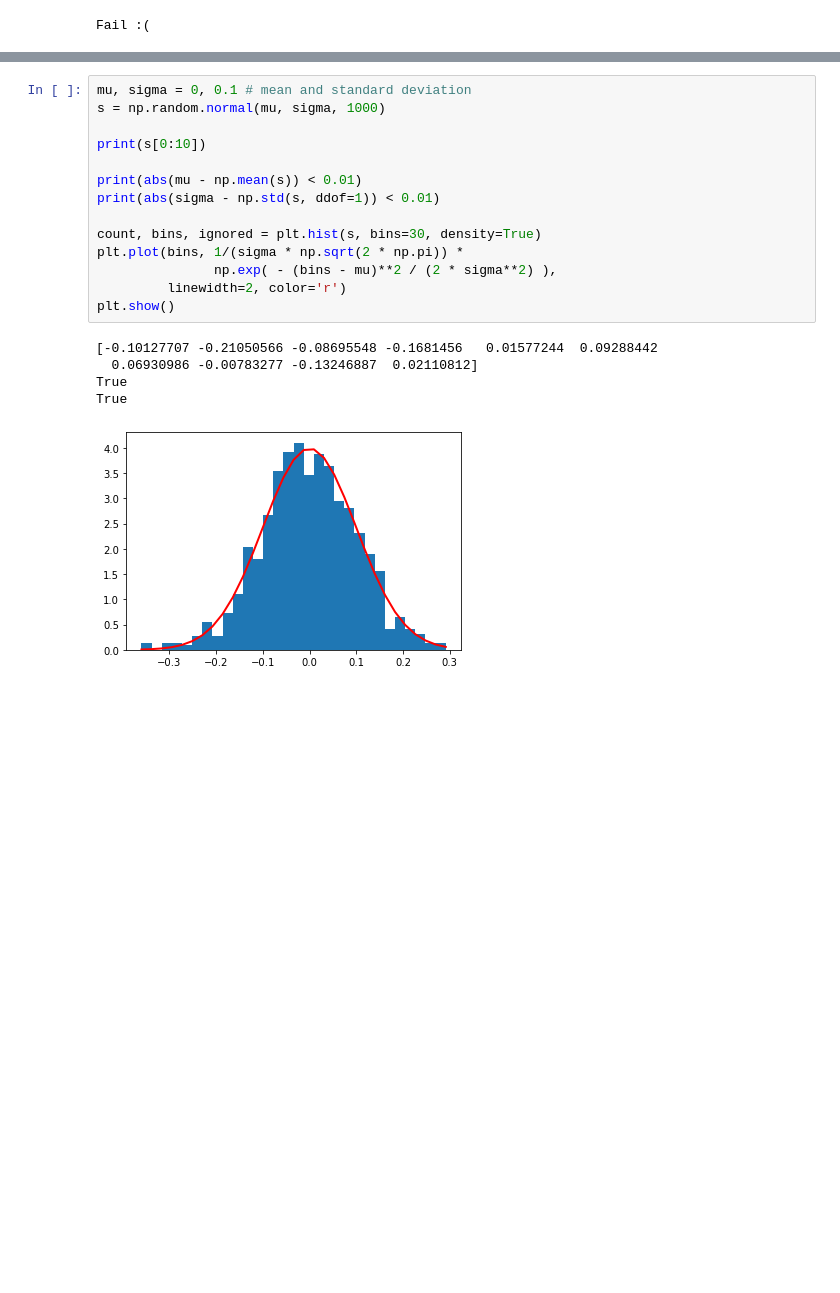
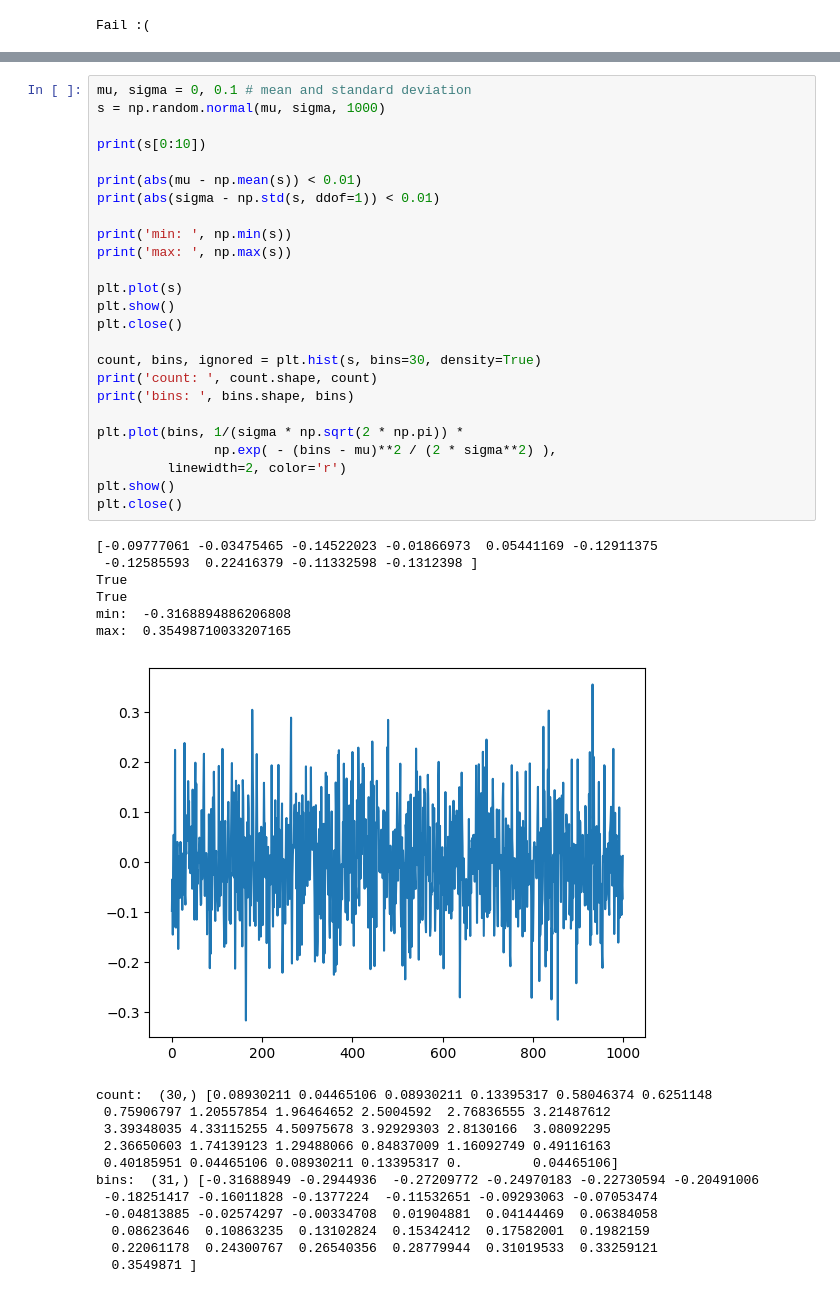
Before and after one commit to gtatiya/Python-Programming, a Jupyter notebook: NumPy/RandomSampling.ipynb, the cells around one changed output, grey strips where cells are left out. Cells and saved outputs as stored; diff of their text form; blank space fills up the shorter version.

```diff
--- a/NumPy/RandomSampling.ipynb
+++ b/NumPy/RandomSampling.ipynb
@@ -76,20 +185,44 @@ https://docs.scipy.org/doc/numpy-1.14.0/reference/generated/numpy.random.normal.
 # %%
 mu, sigma = 0, 0.1 # mean and standard deviation
 s = np.random.normal(mu, sigma, 1000)
 
 print(s[0:10])
 
 print(abs(mu - np.mean(s)) < 0.01)
 print(abs(sigma - np.std(s, ddof=1)) < 0.01)
 
+print('min: ', np.min(s))
+print('max: ', np.max(s))
+
+plt.plot(s)
+plt.show()
+plt.close()
+
 count, bins, ignored = plt.hist(s, bins=30, density=True)
+print('count: ', count.shape, count)
+print('bins: ', bins.shape, bins)
+
 plt.plot(bins, 1/(sigma * np.sqrt(2 * np.pi)) *
                np.exp( - (bins - mu)**2 / (2 * sigma**2) ),
          linewidth=2, color='r')
 plt.show()
+plt.close()
 # %% [output]
-[-0.10127707 -0.21050566 -0.08695548 -0.1681456   0.01577244  0.09288442
-  0.06930986 -0.00783277 -0.13246887  0.02110812]
+[-0.09777061 -0.03475465 -0.14522023 -0.01866973  0.05441169 -0.12911375
+ -0.12585593  0.22416379 -0.11332598 -0.1312398 ]
 True
 True
+min:  -0.3168894886206808
+max:  0.35498710033207165
-[figure, old version]
+[figure, new version]
+count:  (30,) [0.08930211 0.04465106 0.08930211 0.13395317 0.58046374 0.6251148
+ 0.75906797 1.20557854 1.96464652 2.5004592  2.76836555 3.21487612
+ 3.39348035 4.33115255 4.50975678 3.92929303 2.8130166  3.08092295
+ 2.36650603 1.74139123 1.29488066 0.84837009 1.16092749 0.49116163
+ 0.40185951 0.04465106 0.08930211 0.13395317 0.         0.04465106]
+bins:  (31,) [-0.31688949 -0.2944936  -0.27209772 -0.24970183 -0.22730594 -0.20491006
+ -0.18251417 -0.16011828 -0.1377224  -0.11532651 -0.09293063 -0.07053474
+ -0.04813885 -0.02574297 -0.00334708  0.01904881  0.04144469  0.06384058
+  0.08623646  0.10863235  0.13102824  0.15342412  0.17582001  0.1982159
+  0.22061178  0.24300767  0.26540356  0.28779944  0.31019533  0.33259121
+  0.3549871 ]
```
Also changed, not shown: parts of 18 cells of this notebook.
